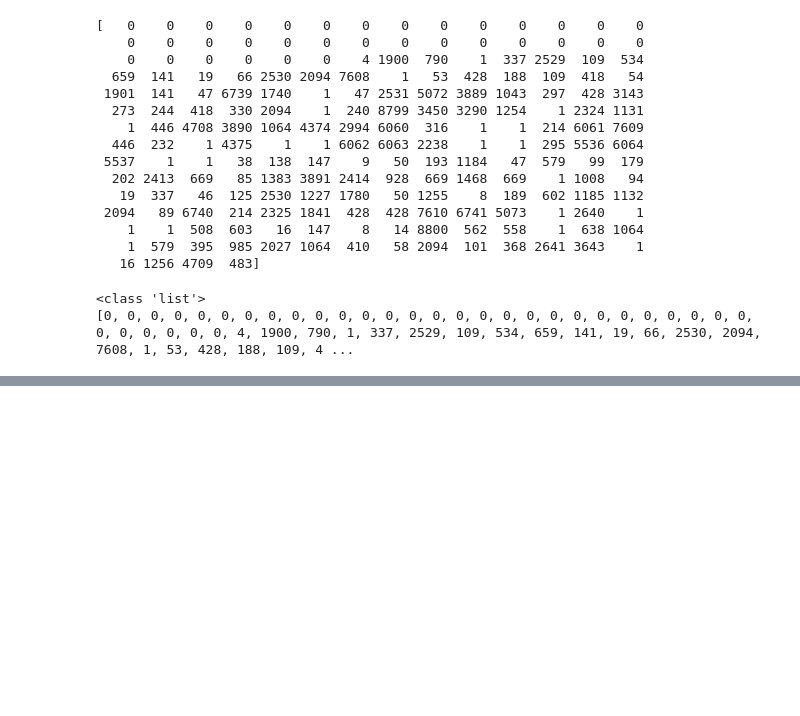
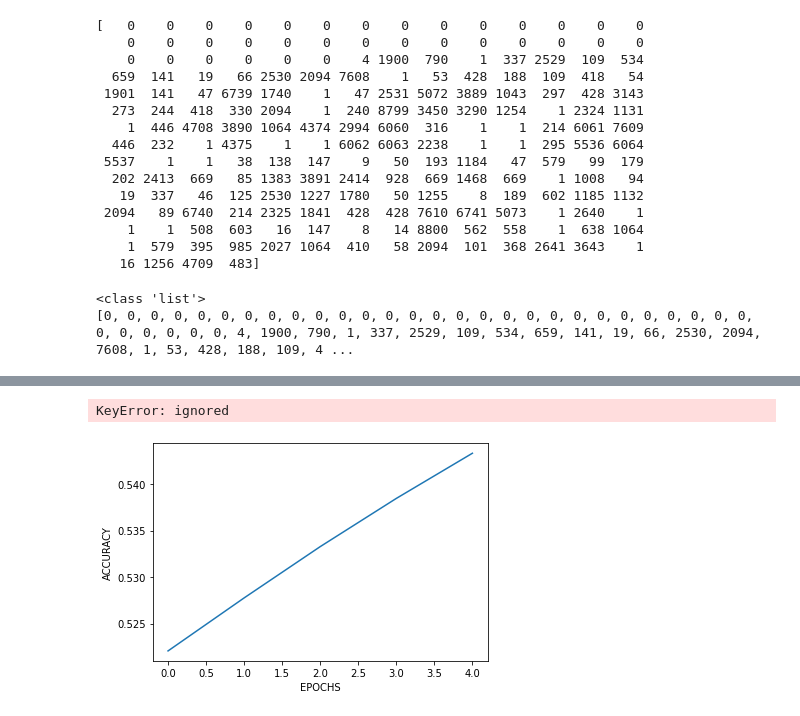
Before and after one commit to varunk122/ConversationalRobot, a Jupyter notebook: Embeddings/trainedembeddings.ipynb, the cells around one changed output, grey strips where cells are left out. Cells and saved outputs as stored; diff of their text form; code cells hidden in the pictures; blank space fills up the shorter version.

```diff
--- a/Embeddings/trainedembeddings.ipynb
+++ b/Embeddings/trainedembeddings.ipynb
@@ -239,7 +207,7 @@ embedding_dim = 32
 max_length = 4
 model = tf.keras.Sequential([
          tf.keras.layers.Embedding(vocab_size, embedding_dim, input_length=max_length),
-         tf.keras.layers.Flatten()
+         tf.keras.layers.Flatten(),
          tf.keras.layers.Dense(vocab_size, activation='softmax')
          ])
 
@@ -267,6 +235,6 @@ test_context_word = np.array(test_context_word)
 test_target_word = np.array(test_target_word)
 # %%
 num_epochs = 5
-MODEL = model.fit(context_word , target_word , epochs=num_epochs, validation_data=(test_context_word, test_target_word))
+MODEL = model.fit(context_word , target_word , epochs=num_epochs)
 # %% [output]
 Epoch 1/5
@@ -273,0 +250,12 @@ KeyboardInterrupt: ignored
+# %%
+import matplotlib.pyplot as plt
+
+plt.xlabel("EPOCHS")
+plt.ylabel("ACCURACY")
+plt.plot(MODEL.history["accuracy"])
+# plt.plot(MODEL.history["val_accuracy"])
+# plt.legend(['accuracy','val_accuracy'])
+plt.title("accuray vs epochs")
+# %% [output]
+KeyError: ignored
+[figure, added]
```
Also changed, not shown: parts of 8 cells of this notebook.
